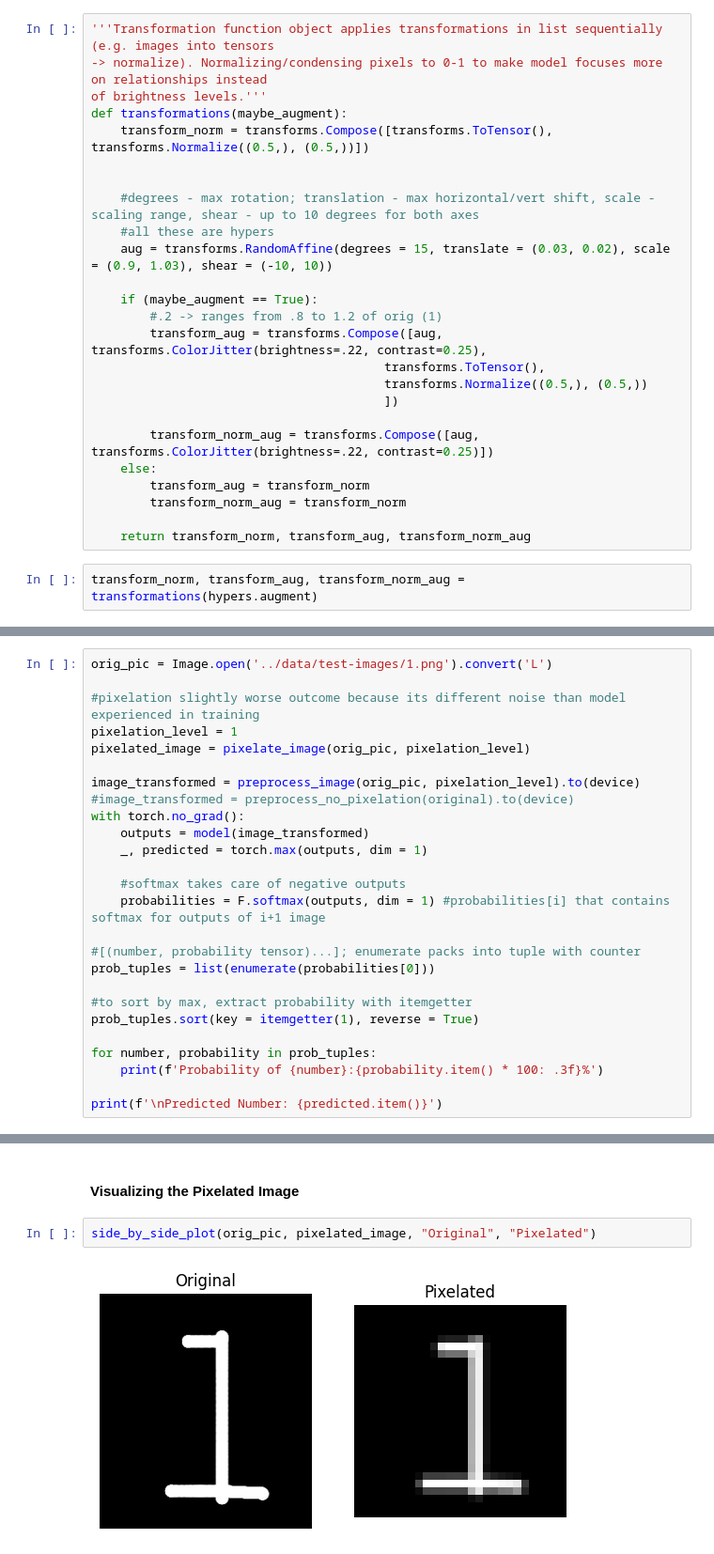
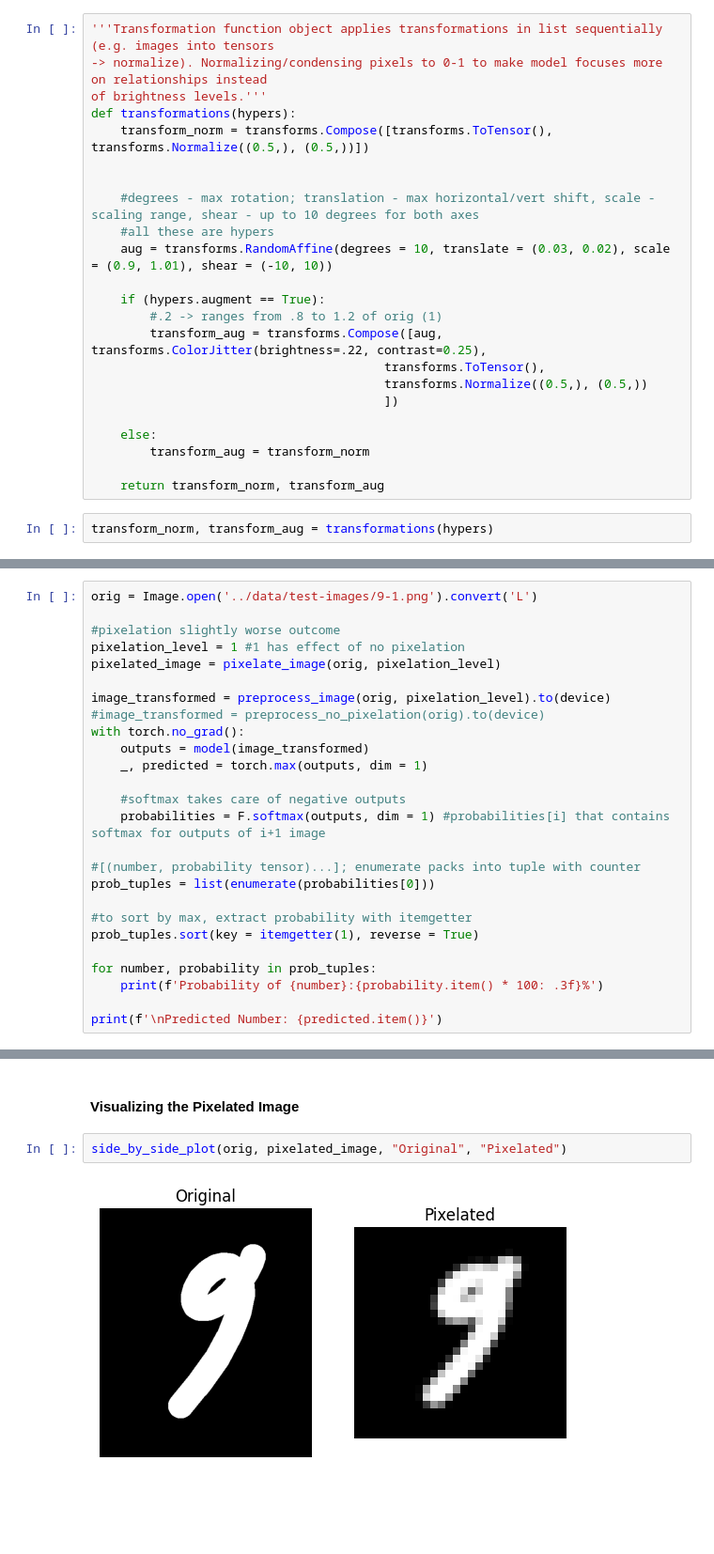
Before and after one commit to dariansal/deep-learning-mnist, a Jupyter notebook: notebooks/model-selection.ipynb, the cells around one changed output, grey strips where cells are left out. Shown: that part at 94% size. Drawn from its saved outputs; the diff is of its cells as text; blank space fills up the shorter version.

Commit message:
Refactor code and improve test accuracy.

```diff
--- a/notebooks/model-selection.ipynb
+++ b/notebooks/model-selection.ipynb
@@ -94,29 +94,27 @@ np.random.seed(20)
 '''Transformation function object applies transformations in list sequentially (e.g. images into tensors
 -> normalize). Normalizing/condensing pixels to 0-1 to make model focuses more on relationships instead
 of brightness levels.'''
-def transformations(maybe_augment):
+def transformations(hypers):
     transform_norm = transforms.Compose([transforms.ToTensor(), transforms.Normalize((0.5,), (0.5,))])
 
 
     #degrees - max rotation; translation - max horizontal/vert shift, scale - scaling range, shear - up to 10 degrees for both axes
     #all these are hypers
-    aug = transforms.RandomAffine(degrees = 15, translate = (0.03, 0.02), scale = (0.9, 1.03), shear = (-10, 10))
+    aug = transforms.RandomAffine(degrees = 10, translate = (0.03, 0.02), scale = (0.9, 1.01), shear = (-10, 10))
 
-    if (maybe_augment == True):
+    if (hypers.augment == True):
         #.2 -> ranges from .8 to 1.2 of orig (1)
         transform_aug = transforms.Compose([aug, transforms.ColorJitter(brightness=.22, contrast=0.25),
                                         transforms.ToTensor(),
                                         transforms.Normalize((0.5,), (0.5,))
                                         ])
 
-        transform_norm_aug = transforms.Compose([aug, transforms.ColorJitter(brightness=.22, contrast=0.25)])
     else:
         transform_aug = transform_norm
-        transform_norm_aug = transform_norm
 
-    return transform_norm, transform_aug, transform_norm_aug
+    return transform_norm, transform_aug
 # %%
-transform_norm, transform_aug, transform_norm_aug = transformations(hypers.augment)
+transform_norm, transform_aug = transformations(hypers)
 # %% [markdown]
 #### __Loading the Data__
 # %%
@@ -783,14 +813,14 @@ def preprocess_no_pixelation(image):
     image = image.unsqueeze(0)
     return image
 # %%
-orig_pic = Image.open('../data/test-images/1.png').convert('L')
+orig = Image.open('../data/test-images/9-1.png').convert('L')
 
-#pixelation slightly worse outcome because its different noise than model experienced in training
-pixelation_level = 1
-pixelated_image = pixelate_image(orig_pic, pixelation_level)
+#pixelation slightly worse outcome
+pixelation_level = 1 #1 has effect of no pixelation
+pixelated_image = pixelate_image(orig, pixelation_level)
 
-image_transformed = preprocess_image(orig_pic, pixelation_level).to(device)
-#image_transformed = preprocess_no_pixelation(original).to(device)
+image_transformed = preprocess_image(orig, pixelation_level).to(device)
+#image_transformed = preprocess_no_pixelation(orig).to(device)
 with torch.no_grad():
     outputs = model(image_transformed)
     _, predicted = torch.max(outputs, dim = 1)
@@ -824,6 +854,6 @@ Predicted Number: 2
 # %% [markdown]
 #### __Visualizing the Pixelated Image__
 # %%
-side_by_side_plot(orig_pic, pixelated_image, "Original", "Pixelated")
+side_by_side_plot(orig, pixelated_image, "Original", "Pixelated")
 # %% [output]
-[figure, old version]
+[figure, new version]
```
Also changed, not shown: parts of 45 cells of this notebook, 14 other files.
